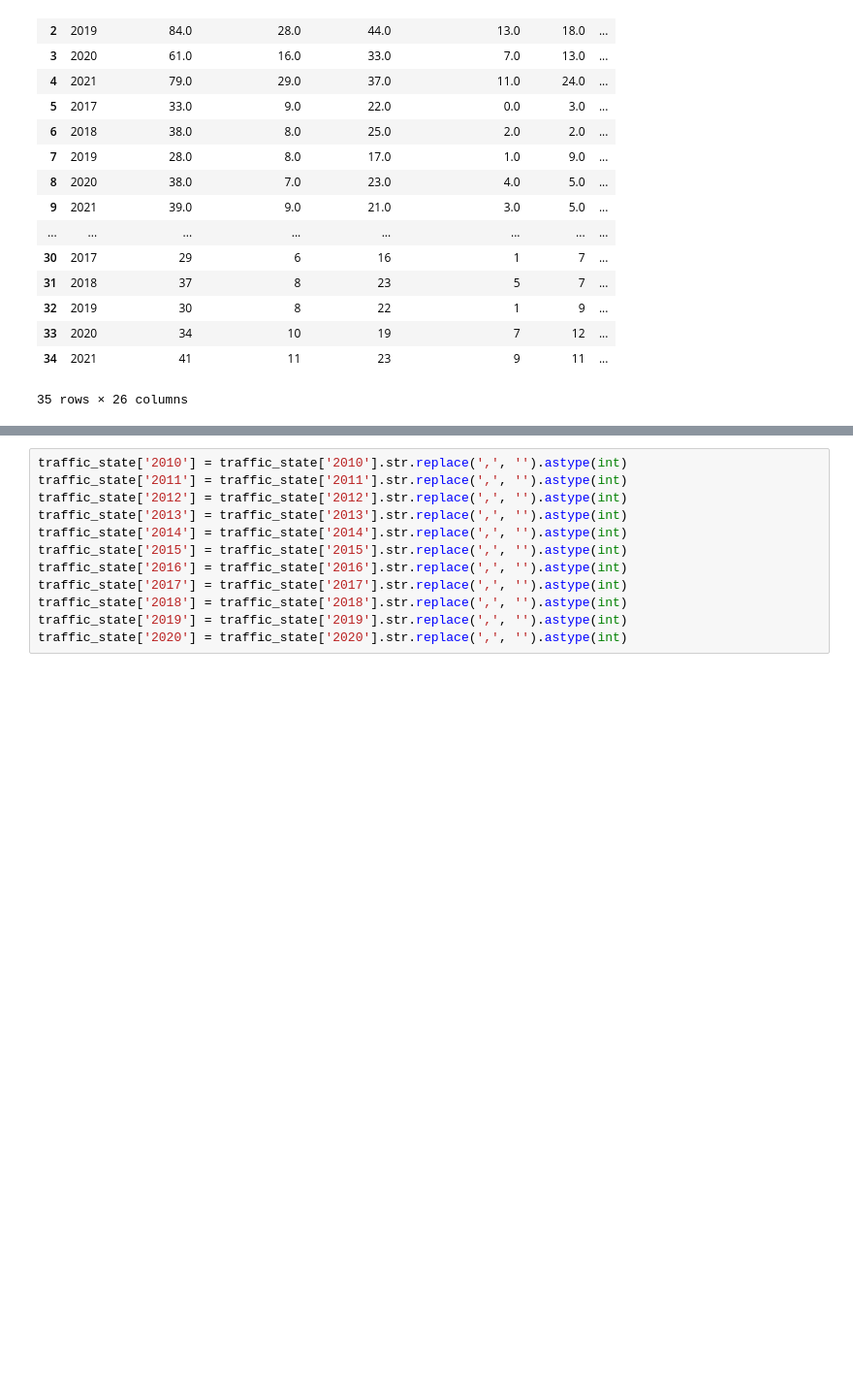
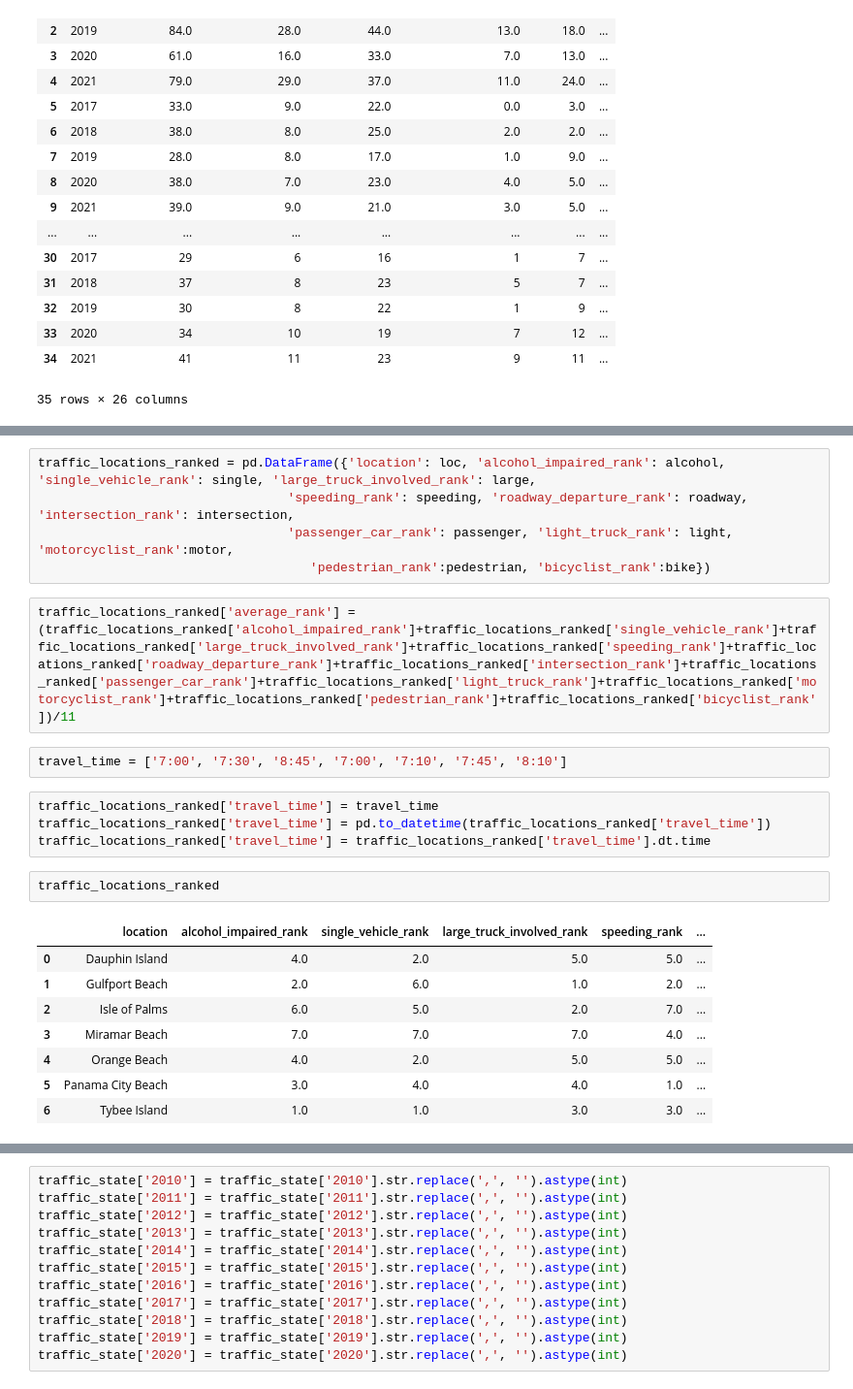
Before and after one commit to NSS-Full-Time-Data-Analytics-9/bwilhelm_capstone, a Jupyter notebook: scripts/traffic_data.ipynb, the cells around one changed output, grey strips where cells are left out. Shown at 97% size. Drawn from its saved outputs; the diff is of its cells as text; blank space fills up the shorter version.

```diff
--- a/scripts/traffic_data.ipynb
+++ b/scripts/traffic_data.ipynb
@@ -388,0 +427,24 @@ all_traffic
+# %%
+traffic_locations_ranked = pd.DataFrame({'location': loc, 'alcohol_impaired_rank': alcohol, 'single_vehicle_rank': single, 'large_truck_involved_rank': large,
+                                 'speeding_rank': speeding, 'roadway_departure_rank': roadway, 'intersection_rank': intersection,
+                                 'passenger_car_rank': passenger, 'light_truck_rank': light, 'motorcyclist_rank':motor,
+                                    'pedestrian_rank':pedestrian, 'bicyclist_rank':bike})
+# %%
+traffic_locations_ranked['average_rank'] = (traffic_locations_ranked['alcohol_impaired_rank']+traffic_locations_ranked['single_vehicle_rank']+traffic_locations_ranked['large_truck_involved_rank']+traffic_locations_ranked['speeding_rank']+traffic_locations_ranked['roadway_departure_rank']+traffic_locations_ranked['intersection_rank']+traffic_locations_ranked['passenger_car_rank']+traffic_locations_ranked['light_truck_rank']+traffic_locations_ranked['motorcyclist_rank']+traffic_locations_ranked['pedestrian_rank']+traffic_locations_ranked['bicyclist_rank'])/11
+# %%
+travel_time = ['7:00', '7:30', '8:45', '7:00', '7:10', '7:45', '8:10']
+# %%
+traffic_locations_ranked['travel_time'] = travel_time
+traffic_locations_ranked['travel_time'] = pd.to_datetime(traffic_locations_ranked['travel_time'])
+traffic_locations_ranked['travel_time'] = traffic_locations_ranked['travel_time'].dt.time
+# %%
+traffic_locations_ranked
+# %% [output]
+|  | location | alcohol_impaired_rank | single_vehicle_rank | large_truck_involved_rank | speeding_rank | ... |
+| 0 | Dauphin Island | 4.0 | 2.0 | 5.0 | 5.0 | ... |
+| 1 | Gulfport Beach | 2.0 | 6.0 | 1.0 | 2.0 | ... |
+| 2 | Isle of Palms | 6.0 | 5.0 | 2.0 | 7.0 | ... |
+| 3 | Miramar Beach | 7.0 | 7.0 | 7.0 | 4.0 | ... |
+| 4 | Orange Beach | 4.0 | 2.0 | 5.0 | 5.0 | ... |
+| 5 | Panama City Beach | 3.0 | 4.0 | 4.0 | 1.0 | ... |
+| 6 | Tybee Island | 1.0 | 1.0 | 3.0 | 3.0 | ... |
```
Also changed, not shown: parts of 5 cells of this notebook, 2 other files.
